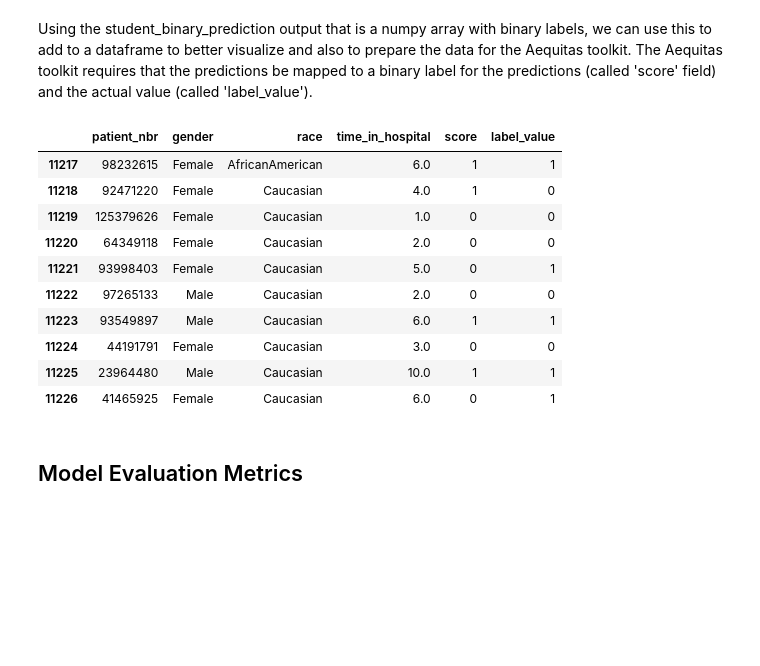
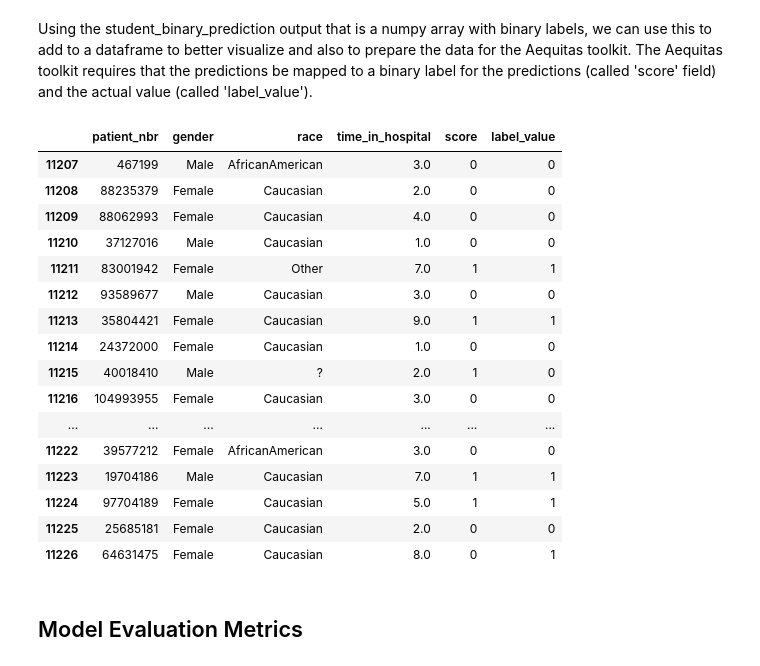
Before and after one commit to G94/ai_for_healthcare, a Jupyter notebook: patient_selection/starter_code/student_project_submission.ipynb, the cells around one changed output. Cells and saved outputs as stored; diff of their text form; code cells hidden in the pictures; blank space fills up the shorter version.

```diff
--- a/patient_selection/starter_code/student_project.ipynb
+++ b/patient_selection/starter_code/student_project_submission.ipynb
@@ -728,5 +714,5 @@ def build_diabetes_model(train_ds, val_ds,  feature_layer,  epochs=5, loss_metri
                         epochs=epochs)
     return model, history
 # %%
-diabetes_model, history = build_diabetes_model(diabetes_train_ds, diabetes_val_ds,  claim_feature_layer,  epochs=40)
+diabetes_model, history = build_diabetes_model(diabetes_train_ds, diabetes_val_ds,  claim_feature_layer,  epochs = 100)
 # %% [output]
@@ -871,19 +857,25 @@ def add_pred_to_test(test_df, pred_np, demo_col_list):
 
 pred_test_df = add_pred_to_test(d_test, student_binary_prediction, ['race', 'gender'])
 # %%
-pred_test_df[['patient_nbr', 'gender', 'race', 'time_in_hospital', 'score', 'label_value']].tail(10)
+pred_test_df[['patient_nbr', 'gender', 'race', 'time_in_hospital', 'score', 'label_value']].tail(20)
 # %% [output]
 |  | patient_nbr | gender | race | time_in_hospital | score | label_value |
-| 11217 | 98232615 | Female | AfricanAmerican | 6.0 | 1 | 1 |
-| 11218 | 92471220 | Female | Caucasian | 4.0 | 1 | 0 |
-| 11219 | 125379626 | Female | Caucasian | 1.0 | 0 | 0 |
-| 11220 | 64349118 | Female | Caucasian | 2.0 | 0 | 0 |
-| 11221 | 93998403 | Female | Caucasian | 5.0 | 0 | 1 |
-| 11222 | 97265133 | Male | Caucasian | 2.0 | 0 | 0 |
-| 11223 | 93549897 | Male | Caucasian | 6.0 | 1 | 1 |
-| 11224 | 44191791 | Female | Caucasian | 3.0 | 0 | 0 |
-| 11225 | 23964480 | Male | Caucasian | 10.0 | 1 | 1 |
-| 11226 | 41465925 | Female | Caucasian | 6.0 | 0 | 1 |
+| 11207 | 467199 | Male | AfricanAmerican | 3.0 | 0 | 0 |
+| 11208 | 88235379 | Female | Caucasian | 2.0 | 0 | 0 |
+| 11209 | 88062993 | Female | Caucasian | 4.0 | 0 | 0 |
+| 11210 | 37127016 | Male | Caucasian | 1.0 | 0 | 0 |
+| 11211 | 83001942 | Female | Other | 7.0 | 1 | 1 |
+| 11212 | 93589677 | Male | Caucasian | 3.0 | 0 | 0 |
+| 11213 | 35804421 | Female | Caucasian | 9.0 | 1 | 1 |
+| 11214 | 24372000 | Female | Caucasian | 1.0 | 0 | 0 |
+| 11215 | 40018410 | Male | ? | 2.0 | 1 | 0 |
+| 11216 | 104993955 | Female | Caucasian | 3.0 | 0 | 0 |
+| ... | ... | ... | ... | ... | ... | ... |
+| 11222 | 39577212 | Female | AfricanAmerican | 3.0 | 0 | 0 |
+| 11223 | 19704186 | Male | Caucasian | 7.0 | 1 | 1 |
+| 11224 | 97704189 | Female | Caucasian | 5.0 | 1 | 1 |
+| 11225 | 25685181 | Female | Caucasian | 2.0 | 0 | 0 |
+| 11226 | 64631475 | Female | Caucasian | 8.0 | 0 | 1 |
 # %% [markdown]
 ## Model Evaluation Metrics
 # %% [markdown]
```
Also changed, not shown: parts of 25 cells of this notebook, 13 other files.
